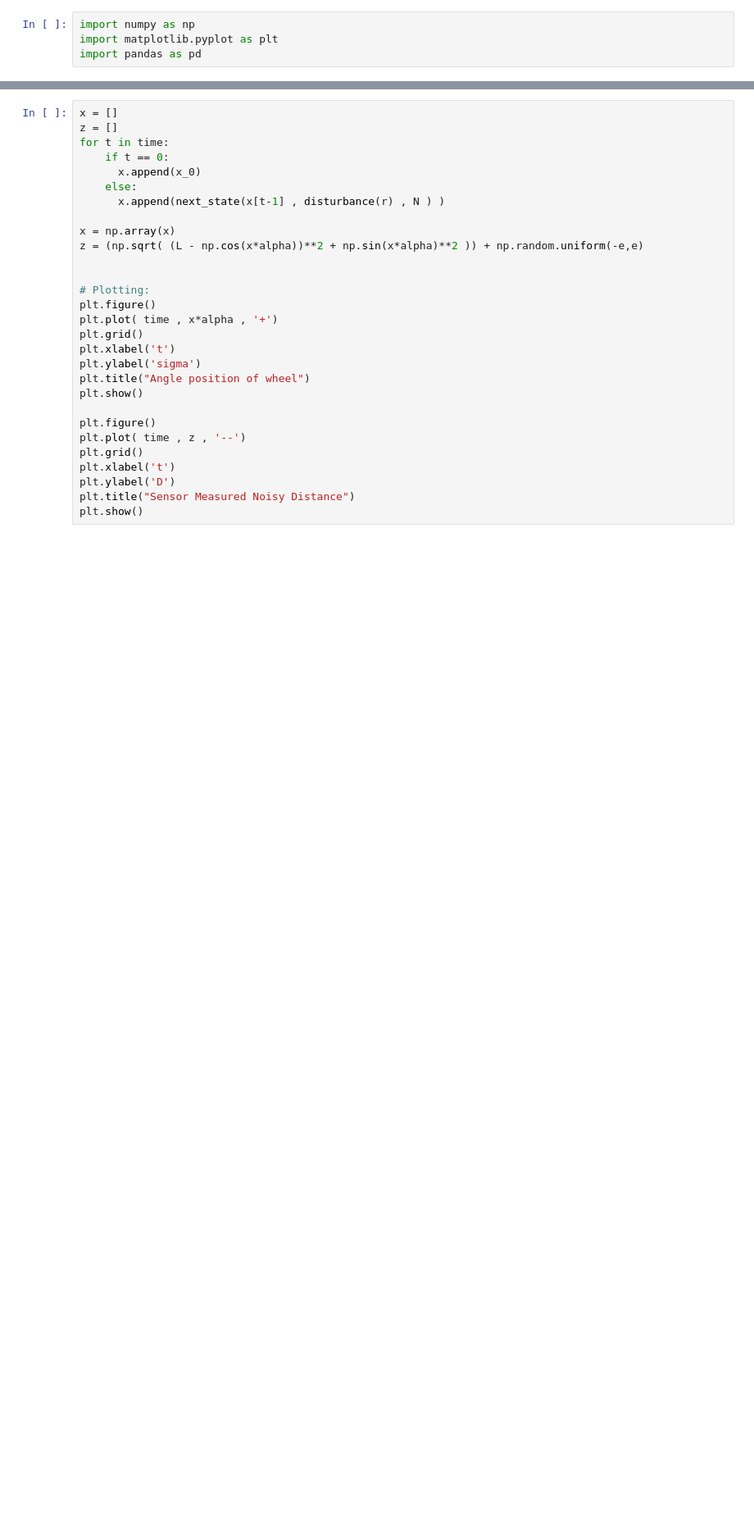
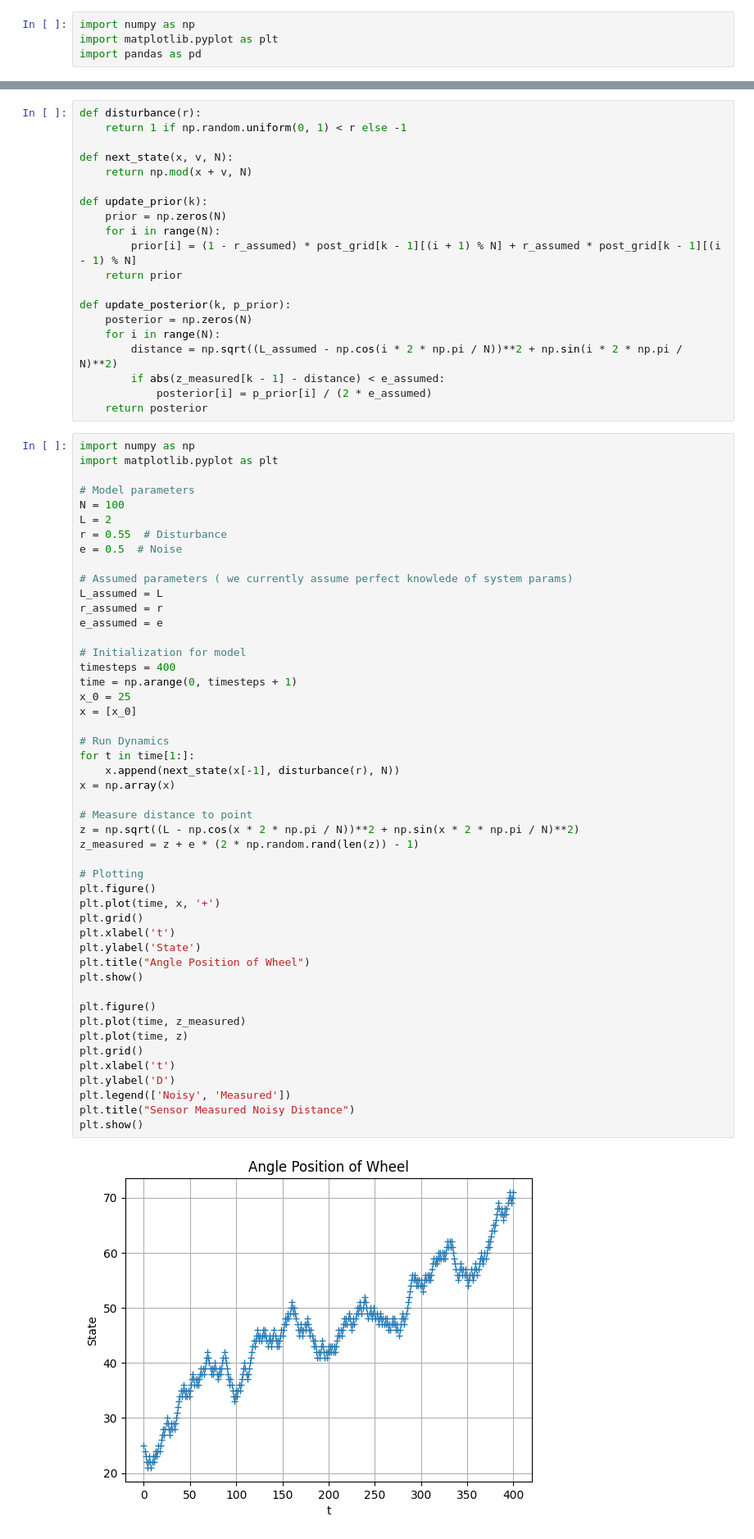
Before and after one commit to rafisondi/ml-playground, a Jupyter notebook: Baysian_Tracking.ipynb, the cells around one changed output, grey strips where cells are left out. Shown at 82% size. Drawn from its saved outputs; the diff is of its cells as text; blank space fills up the shorter version.

```diff
--- a/Baysian_Tracking.ipynb
+++ b/Baysian_Tracking.ipynb
@@ -51,29 +19,70 @@ print(next_state(0 , 0 , 20))
+# %%
+def disturbance(r):
+    return 1 if np.random.uniform(0, 1) < r else -1
+
+def next_state(x, v, N):
+    return np.mod(x + v, N)
+
+def update_prior(k):
+    prior = np.zeros(N)
+    for i in range(N):
+        prior[i] = (1 - r_assumed) * post_grid[k - 1][(i + 1) % N] + r_assumed * post_grid[k - 1][(i - 1) % N]
+    return prior
+
+def update_posterior(k, p_prior):
+    posterior = np.zeros(N)
+    for i in range(N):
+        distance = np.sqrt((L_assumed - np.cos(i * 2 * np.pi / N))**2 + np.sin(i * 2 * np.pi / N)**2)
+        if abs(z_measured[k - 1] - distance) < e_assumed:
+            posterior[i] = p_prior[i] / (2 * e_assumed)
+    return posterior
 # %%
-x = []
-z = []
-for t in time:
-    if t == 0:
-      x.append(x_0)
-    else:
-      x.append(next_state(x[t-1] , disturbance(r) , N ) )
+import numpy as np
+import matplotlib.pyplot as plt
 
+# Model parameters
+N = 100
+L = 2
+r = 0.55  # Disturbance
+e = 0.5  # Noise
+
+# Assumed parameters ( we currently assume perfect knowlede of system params)
+L_assumed = L
+r_assumed = r
+e_assumed = e
+
+# Initialization for model
+timesteps = 400
+time = np.arange(0, timesteps + 1)
+x_0 = 25
+x = [x_0]
+
+# Run Dynamics
+for t in time[1:]:
+    x.append(next_state(x[-1], disturbance(r), N))
 x = np.array(x)
-z = (np.sqrt( (L - np.cos(x*alpha))**2 + np.sin(x*alpha)**2 )) + np.random.uniform(-e,e)
 
+# Measure distance to point
+z = np.sqrt((L - np.cos(x * 2 * np.pi / N))**2 + np.sin(x * 2 * np.pi / N)**2)
+z_measured = z + e * (2 * np.random.rand(len(z)) - 1)
 
-# Plotting:
+# Plotting
 plt.figure()
-plt.plot( time , x*alpha , '+')
+plt.plot(time, x, '+')
 plt.grid()
 plt.xlabel('t')
-plt.ylabel('sigma')
-plt.title("Angle position of wheel")
+plt.ylabel('State')
+plt.title("Angle Position of Wheel")
 plt.show()
 
 plt.figure()
-plt.plot( time , z , '--')
+plt.plot(time, z_measured)
+plt.plot(time, z)
 plt.grid()
 plt.xlabel('t')
 plt.ylabel('D')
+plt.legend(['Noisy', 'Measured'])
 plt.title("Sensor Measured Noisy Distance")
 plt.show()
+# %% [output]
+[figure, added]
```
Also changed, not shown: parts of 10 cells of this notebook.
